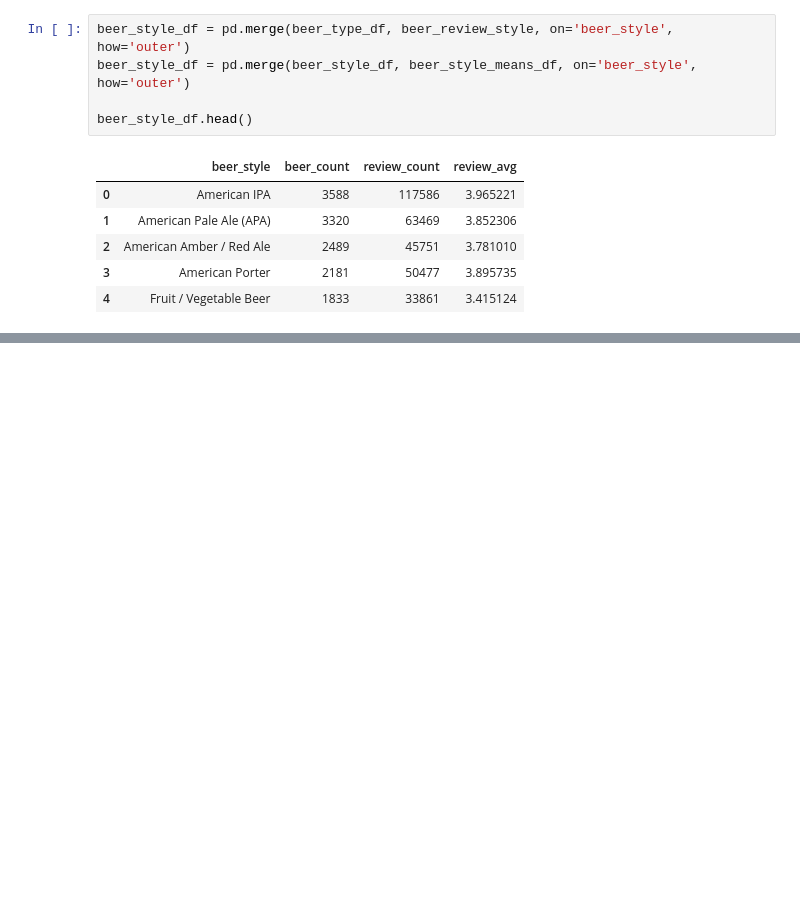
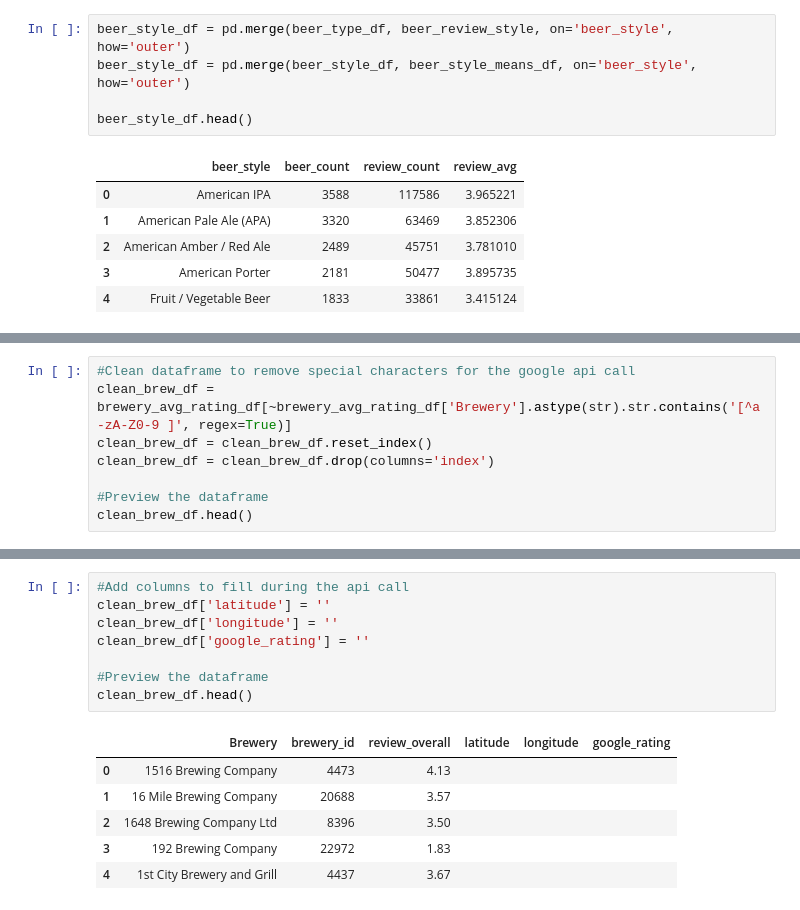
Before and after one commit to kreitlerj/Beer-Data-Project, a Jupyter notebook: Beer_Data_Cleaning.ipynb, the cells around one changed output, grey strips where cells are left out. Saved outputs shown, nothing was run; the diff lists cells and outputs as text; blank space fills up the shorter version.

```diff
--- a/Beer_Data_Cleaning.ipynb
+++ b/Beer_Data_Cleaning.ipynb
@@ -294,0 +296,8 @@ brewery_avg_rating_df.head()
+# %%
+#Clean dataframe to remove special characters for the google api call
+clean_brew_df = brewery_avg_rating_df[~brewery_avg_rating_df['Brewery'].astype(str).str.contains('[^a-zA-Z0-9 ]', regex=True)]
+clean_brew_df = clean_brew_df.reset_index()
+clean_brew_df = clean_brew_df.drop(columns='index')
+
+#Preview the dataframe
+clean_brew_df.head()
@@ -294,0 +311,15 @@ brewery_avg_rating_df.head()
+# %%
+#Add columns to fill during the api call
+clean_brew_df['latitude'] = ''
+clean_brew_df['longitude'] = ''
+clean_brew_df['google_rating'] = ''
+
+#Preview the dataframe
+clean_brew_df.head()
+# %% [output]
+|  | Brewery | brewery_id | review_overall | latitude | longitude | google_rating |
+| 0 | 1516 Brewing Company | 4473 | 4.13 |  |  |  |
+| 1 | 16 Mile Brewing Company | 20688 | 3.57 |  |  |  |
+| 2 | 1648 Brewing Company Ltd | 8396 | 3.50 |  |  |  |
+| 3 | 192 Brewing Company | 22972 | 1.83 |  |  |  |
+| 4 | 1st City Brewery and Grill | 4437 | 3.67 |  |  |  |
```
Also changed, not shown: parts of 10 cells of this notebook, 3 other files.
